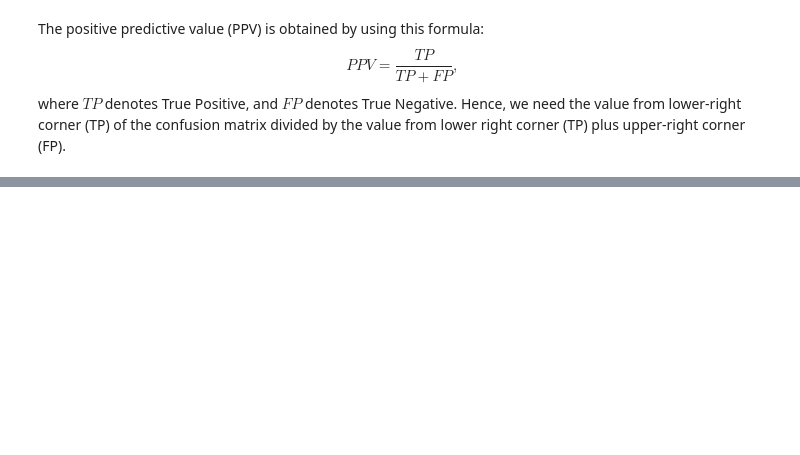
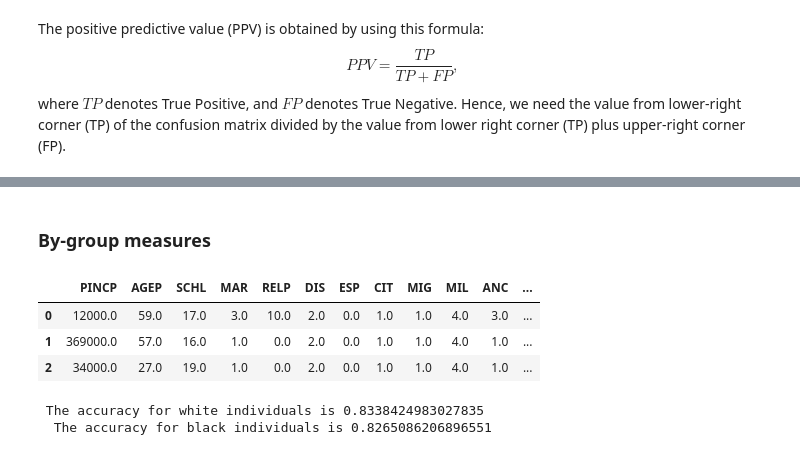
Before and after one commit to Xianzhiwang1/CS0451-page-site, a Jupyter notebook: posts/my-blog-post-05-audit-bias/index.ipynb, the cells around one changed output, grey strips where cells are left out. Drawn from its saved outputs; the diff is of its cells as text; code cells hidden in the pictures; blank space fills up the shorter version.

```diff
--- a/posts/my-blog-post-05-audit-bias/index.ipynb
+++ b/posts/my-blog-post-05-audit-bias/index.ipynb
@@ -554,0 +573,20 @@ The positive predictive value (PPV) is obtained by using this formula: $$PPV = \
+# %% [markdown]
+### By-group measures
+# %%
+df_test = pd.DataFrame(X_test, columns = features_to_use)
+df_test["group"] = group_test
+df_test["label"] = y_test
+# df.loc[df['group'] == 2]
+df_test.head(3)
+# %% [output]
+|  | PINCP | AGEP | SCHL | MAR | RELP | DIS | ESP | CIT | MIG | MIL | ANC | ... |
+| 0 | 12000.0 | 59.0 | 17.0 | 3.0 | 10.0 | 2.0 | 0.0 | 1.0 | 1.0 | 4.0 | 3.0 | ... |
+| 1 | 369000.0 | 57.0 | 16.0 | 1.0 | 0.0 | 2.0 | 0.0 | 1.0 | 1.0 | 4.0 | 1.0 | ... |
+| 2 | 34000.0 | 27.0 | 19.0 | 1.0 | 0.0 | 2.0 | 0.0 | 1.0 | 1.0 | 4.0 | 1.0 | ... |
+# %%
+y_hat=model.predict(X_test)
+print(f" The accuracy for white individuals is {(y_hat == y_test)[group_test == 1].mean()}", "\n",
+    f" The accuracy for black individuals is {(y_hat == y_test)[group_test == 2].mean()}")
+# %% [output]
+ The accuracy for white individuals is 0.8338424983027835
+  The accuracy for black individuals is 0.8265086206896551
```
Also changed, not shown: parts of 22 cells of this notebook.
